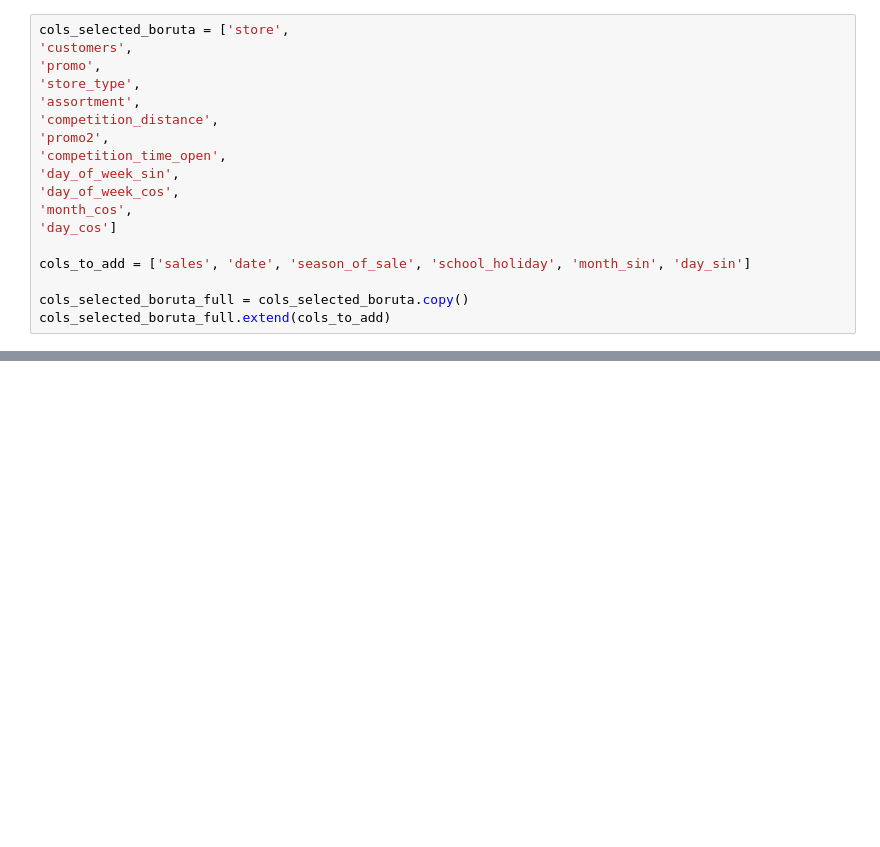
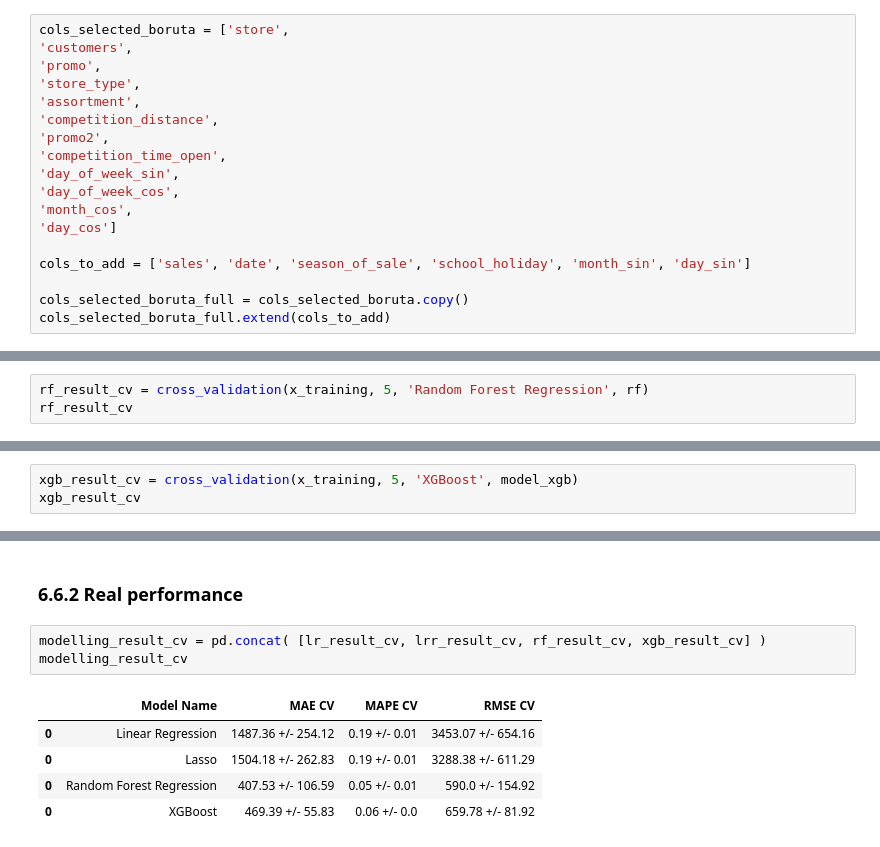
Before and after one commit to FelipeCaetanoDS/rossmann, a Jupyter notebook: rossmann_predict_project.ipynb, the cells around one changed output, grey strips where cells are left out. Drawn from its saved outputs; the diff is of its cells as text; blank space fills up the shorter version.

```diff
--- a/rossmann_predict_project.ipynb
+++ b/rossmann_predict_project.ipynb
@@ -915,0 +1080,3 @@ cols_selected_boruta_full.extend(cols_to_add)
+# %%
+rf_result_cv = cross_validation(x_training, 5, 'Random Forest Regression', rf)
+rf_result_cv
@@ -915,0 +1112,3 @@ cols_selected_boruta_full.extend(cols_to_add)
+# %%
+xgb_result_cv = cross_validation(x_training, 5, 'XGBoost', model_xgb)
+xgb_result_cv
@@ -915,0 +1143,11 @@ cols_selected_boruta_full.extend(cols_to_add)
+# %% [markdown]
+### 6.6.2 Real performance
+# %%
+modelling_result_cv = pd.concat( [lr_result_cv, lrr_result_cv, rf_result_cv, xgb_result_cv] )
+modelling_result_cv
+# %% [output]
+|  | Model Name | MAE CV | MAPE CV | RMSE CV |
+| 0 | Linear Regression | 1487.36 +/- 254.12 | 0.19 +/- 0.01 | 3453.07 +/- 654.16 |
+| 0 | Lasso | 1504.18 +/- 262.83 | 0.19 +/- 0.01 | 3288.38 +/- 611.29 |
+| 0 | Random Forest Regression | 407.53 +/- 106.59 | 0.05 +/- 0.01 | 590.0 +/- 154.92 |
+| 0 | XGBoost | 469.39 +/- 55.83 | 0.06 +/- 0.0 | 659.78 +/- 81.92 |
```
Also changed, not shown: parts of 29 cells of this notebook.
